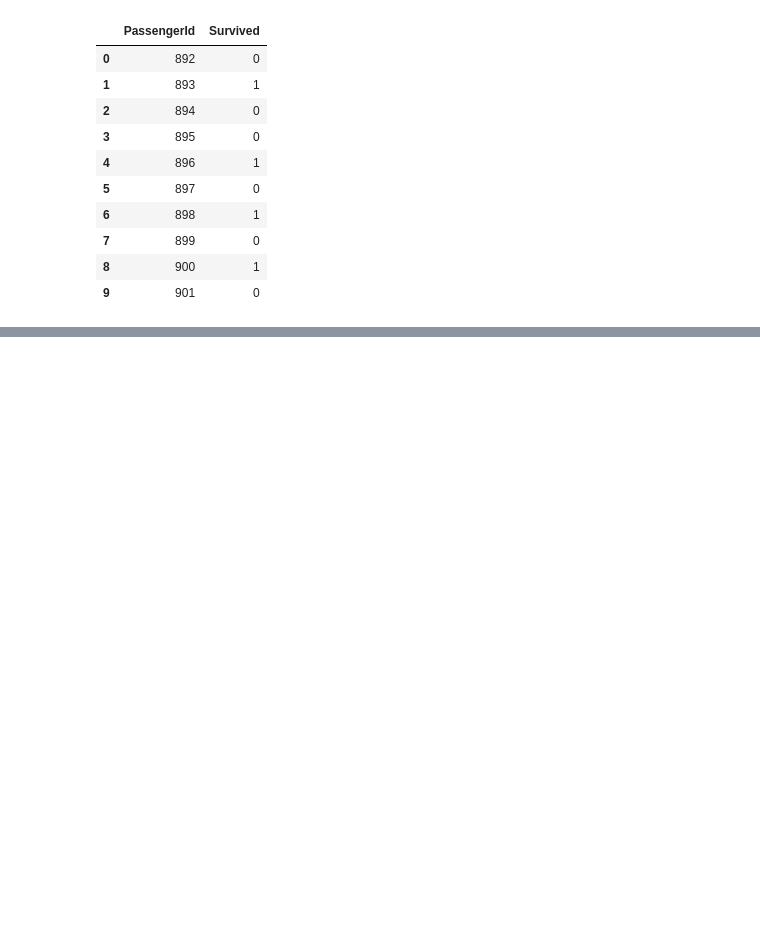
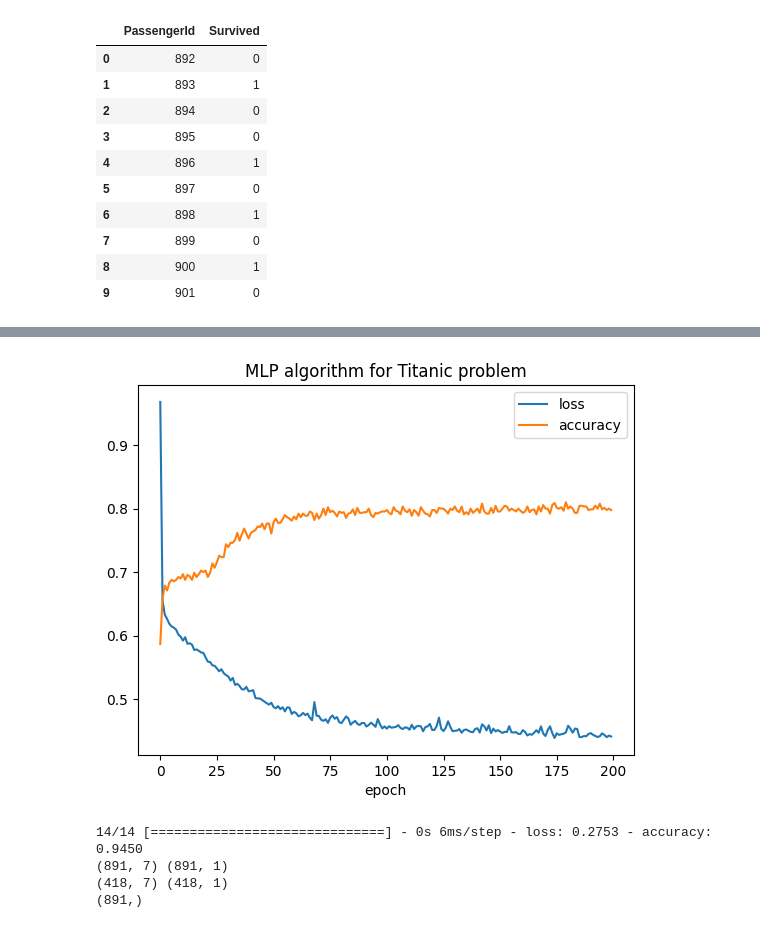
Before and after one commit to masoud-n91/MachineLearning, a Jupyter notebook: titanic.ipynb, the cells around one changed output, grey strips where cells are left out. Cells and saved outputs as stored; diff of their text form; code cells hidden in the pictures; blank space fills up the shorter version.

```diff
--- a/titanic.ipynb
+++ b/titanic.ipynb
@@ -165,0 +234,15 @@ model.evaluate(X_test,Y_test)
+# %%
+#mlp
+model=tf.keras.models.Sequential([
+                                  tf.keras.layers.Dense(7,activation='relu'),#input layer with 7 neuron
+                                  tf.keras.layers.Dense(16,activation='relu'),
+                                  tf.keras.layers.Dense(2,activation='softmax')
+])
+# %%
+model.compile(optimizer=tf.keras.optimizers.Adam(learning_rate=0.001),
+             loss=tf.losses.sparse_categorical_crossentropy,
+              metrics=['accuracy'])
+# %%
+print(X_train.shape,Y_train.shape)
+print(X_test.shape,Y_test.shape)
+output=model.fit(X_train,Y_train,epochs=200)
@@ -165,0 +267,9 @@ model.evaluate(X_test,Y_test)
+# %%
+plt.plot(output.history['loss'])
+plt.plot(output.history['accuracy'])
+plt.xlabel('epoch')
+plt.legend(['loss', 'accuracy'], loc='upper right')
+plt.title('MLP algorithm for Titanic problem')
+plt.show()
+# %% [output]
+[figure, added]
@@ -165,0 +281,10 @@ model.evaluate(X_test,Y_test)
+# %%
+model.evaluate(X_test,Y_test)
+print(X_train.shape,Y_train.shape)
+print(X_test.shape,Y_test.shape)
+print(Y_train.reshape(-1).shape)
+# %% [output]
+14/14 [==============================] - 0s 6ms/step - loss: 0.2753 - accuracy: 0.9450
+(891, 7) (891, 1)
+(418, 7) (418, 1)
+(891,)
```
Also changed, not shown: parts of 15 cells of this notebook.
